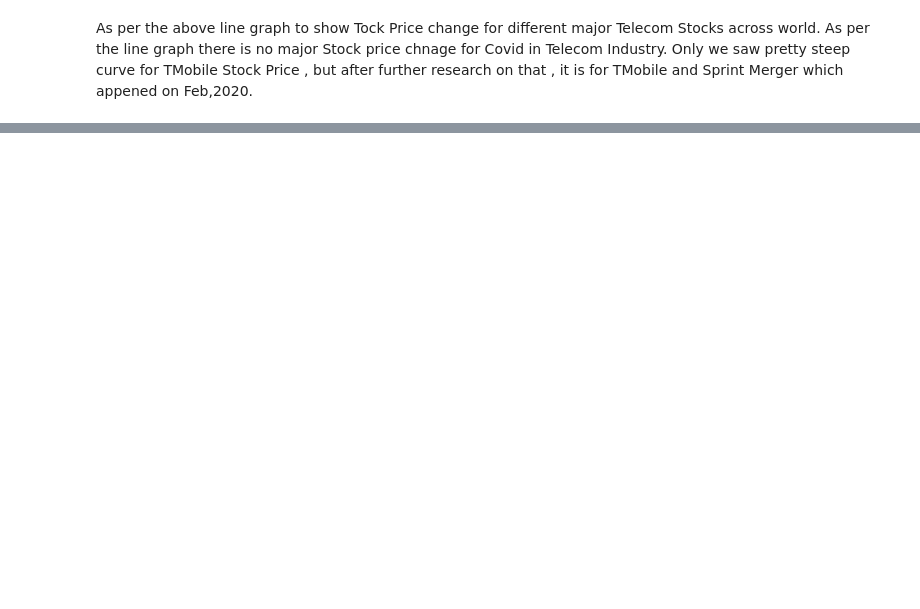
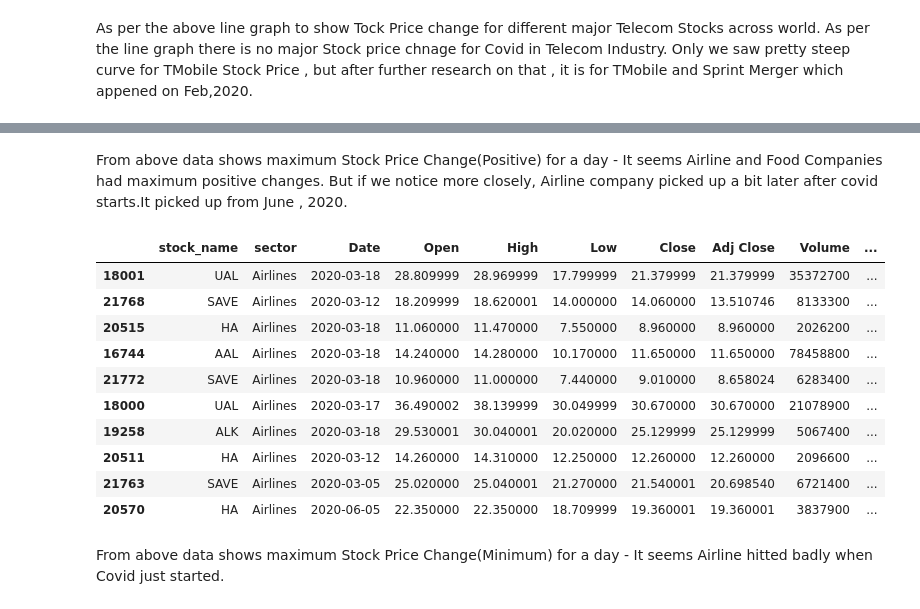
Before and after one commit to desireetrevino/Project1_Team2, a Jupyter notebook: Project1_Team2_Rajib.ipynb, the cells around one changed output, grey strips where cells are left out. Cells and saved outputs as stored; diff of their text form; code cells hidden in the pictures; blank space fills up the shorter version.

```diff
--- a/Project1_Team2_Rajib.ipynb
+++ b/Project1_Team2_Rajib.ipynb
@@ -135,0 +334,19 @@ As per the above line graph to show Tock Price change for different major Teleco
+# %% [markdown]
+From above data shows maximum Stock Price Change(Positive) for a day - It seems Airline and Food Companies had maximum positive changes. But if we notice more closely, Airline company picked up a bit later after covid starts.It picked up from June , 2020.
+# %%
+overall_stock_covid_period_df_sorted =overall_stock_covid_period_df.sort_values("stock_price_change_percentage", ascending=True)[:10]
+overall_stock_covid_period_df_sorted
+# %% [output]
+|  | stock_name | sector | Date | Open | High | Low | Close | Adj Close | Volume | ... |
+| 18001 | UAL | Airlines | 2020-03-18 | 28.809999 | 28.969999 | 17.799999 | 21.379999 | 21.379999 | 35372700 | ... |
+| 21768 | SAVE | Airlines | 2020-03-12 | 18.209999 | 18.620001 | 14.000000 | 14.060000 | 13.510746 | 8133300 | ... |
+| 20515 | HA | Airlines | 2020-03-18 | 11.060000 | 11.470000 | 7.550000 | 8.960000 | 8.960000 | 2026200 | ... |
+| 16744 | AAL | Airlines | 2020-03-18 | 14.240000 | 14.280000 | 10.170000 | 11.650000 | 11.650000 | 78458800 | ... |
+| 21772 | SAVE | Airlines | 2020-03-18 | 10.960000 | 11.000000 | 7.440000 | 9.010000 | 8.658024 | 6283400 | ... |
+| 18000 | UAL | Airlines | 2020-03-17 | 36.490002 | 38.139999 | 30.049999 | 30.670000 | 30.670000 | 21078900 | ... |
+| 19258 | ALK | Airlines | 2020-03-18 | 29.530001 | 30.040001 | 20.020000 | 25.129999 | 25.129999 | 5067400 | ... |
+| 20511 | HA | Airlines | 2020-03-12 | 14.260000 | 14.310000 | 12.250000 | 12.260000 | 12.260000 | 2096600 | ... |
+| 21763 | SAVE | Airlines | 2020-03-05 | 25.020000 | 25.040001 | 21.270000 | 21.540001 | 20.698540 | 6721400 | ... |
+| 20570 | HA | Airlines | 2020-06-05 | 22.350000 | 22.350000 | 18.709999 | 19.360001 | 19.360001 | 3837900 | ... |
+# %% [markdown]
+From above data shows maximum Stock Price Change(Minimum) for a day - It seems Airline hitted badly when Covid just started.
```
Also changed, not shown: parts of 17 cells of this notebook.
